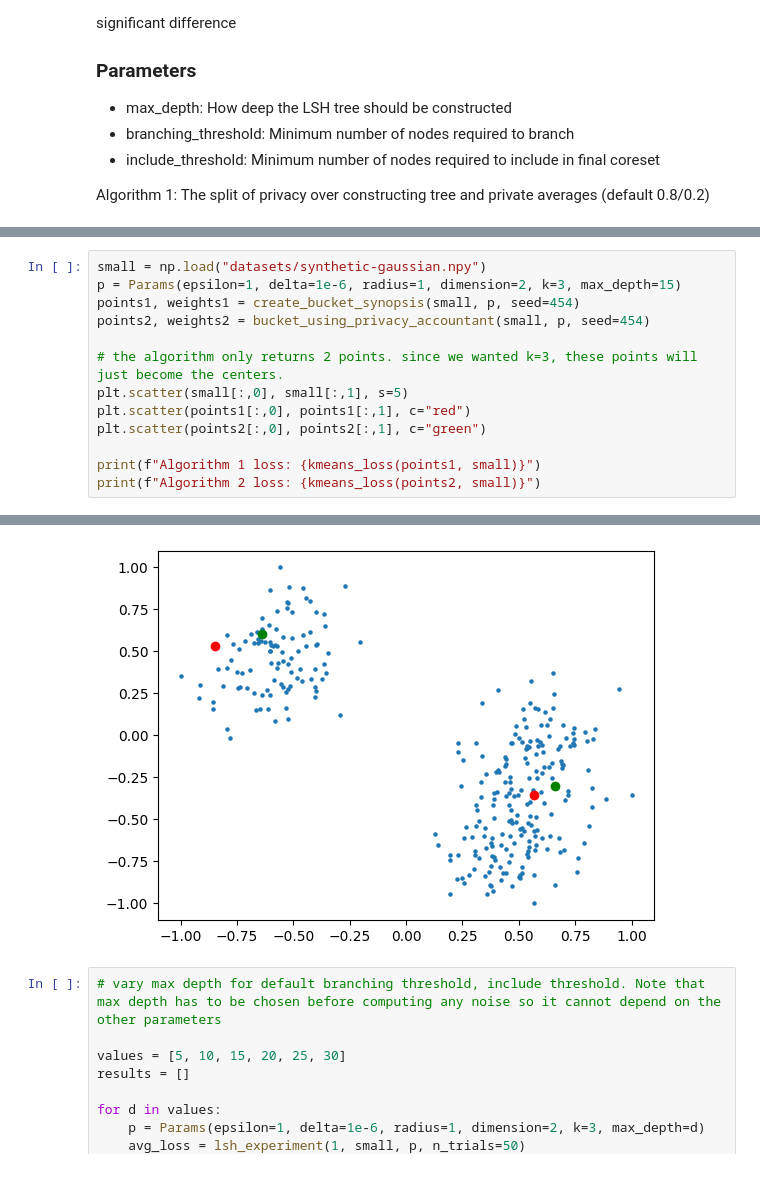
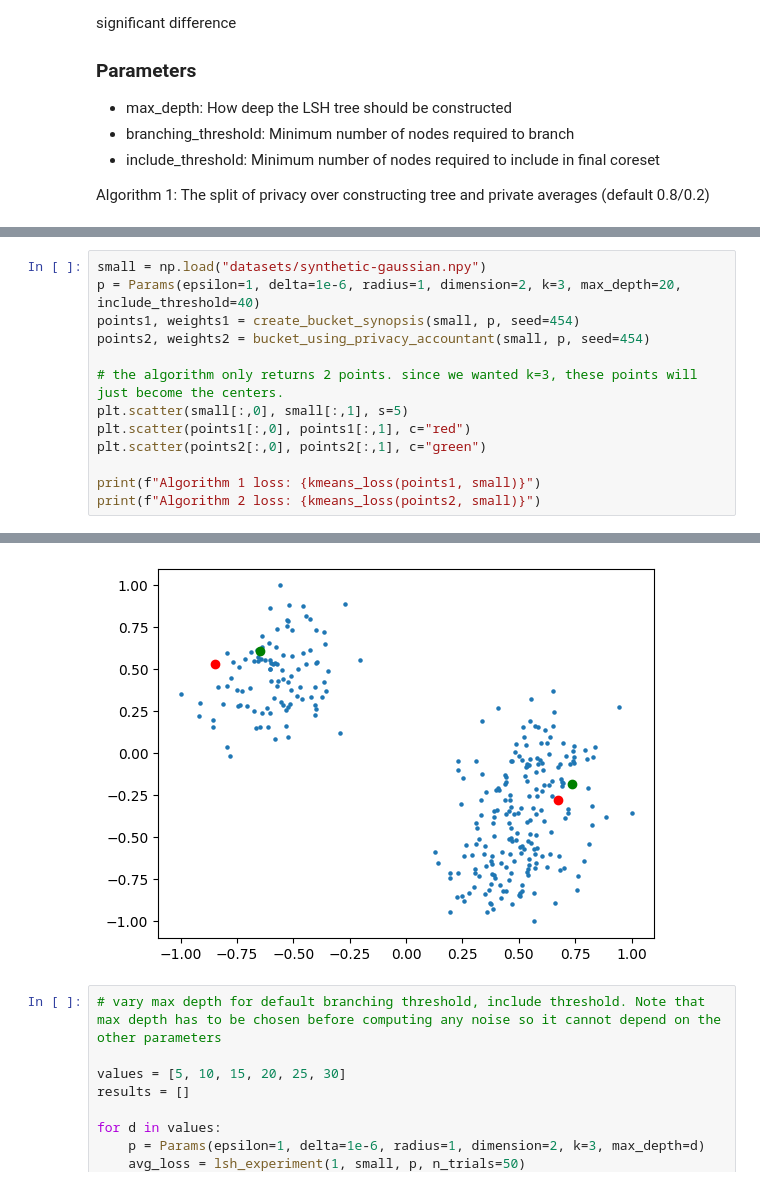
Before and after one commit to amy-ln/dpclustering, a Jupyter notebook: lsh-experiment.ipynb, the cells around one changed output, grey strips where cells are left out. Drawn from its saved outputs; the diff is of its cells as text.

```diff
--- a/lsh-experiment.ipynb
+++ b/lsh-experiment.ipynb
@@ -52,6 +50,6 @@ ModuleNotFoundError: No module named 'dp_accounting'
 # %%
 small = np.load("datasets/synthetic-gaussian.npy")
-p = Params(epsilon=1, delta=1e-6, radius=1, dimension=2, k=3, max_depth=15)
+p = Params(epsilon=1, delta=1e-6, radius=1, dimension=2, k=3, max_depth=20, include_threshold=40)
 points1, weights1 = create_bucket_synopsis(small, p, seed=454)
 points2, weights2 = bucket_using_privacy_accountant(small, p, seed=454)
 
@@ -68,4 +66,4 @@ Algorithm 2 loss: 0.13709611656806048
-[figure, old version]
+[figure, new version]
 # %%
 # vary max depth for default branching threshold, include threshold. Note that max depth has to be chosen before computing any noise so it cannot depend on the other parameters
 
```
Also changed, not shown: parts of 21 cells of this notebook, 1 other file.
